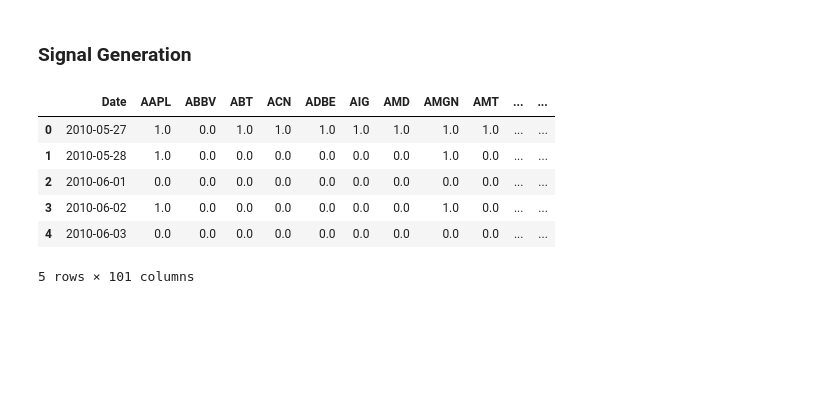
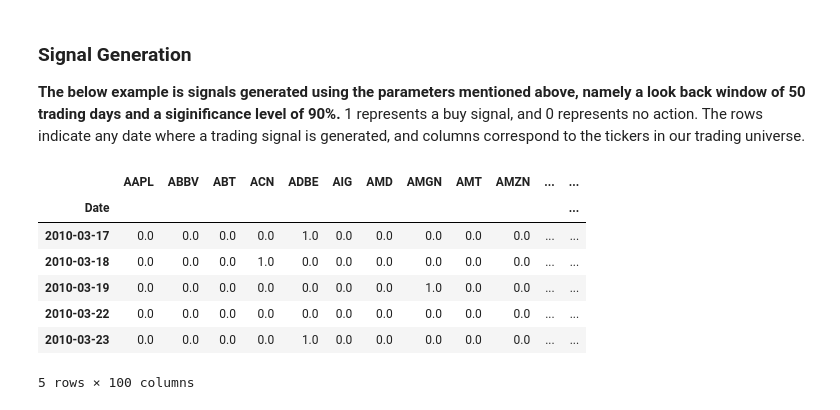
Before and after one commit to shaoyuliu98/Quantitative-Research, a Jupyter notebook: Gap Trading Intraday Return Analysis.ipynb, the cells around one changed output. Cells and saved outputs as stored; diff of their text form; code cells hidden in the pictures; blank space fills up the shorter version.

Commit message:
gap trading update

```diff
--- a/Gap Trading Intraday Return Analysis.ipynb
+++ b/Gap Trading Intraday Return Analysis.ipynb
@@ -1,4 +1,8 @@
 # %%
 import pandas as pd
 import numpy as np
+import seaborn as sns
+import matplotlib.pyplot as plt
+
+pd.set_option('display.precision', 3)
 # %% [markdown]
@@ -26,17 +34,23 @@ For a significance level of 90%, $gap_{s,i}$ is considered significant if and on
 # %% [markdown]
 ### Signal Generation
+**The below example is signals generated using the parameters mentioned above, namely a look back window of 50 trading days and a siginificance level of 90%.** 1 represents a buy signal, and 0 represents no action. The rows indicate any date where a trading signal is generated, and columns correspond to the tickers in our trading universe.
 # %%
-signals = pd.read_csv('./signals/Open Gap Signals/SP 100/sp100_signal_100rolling_90lvl.csv')
+signals = pd.read_csv('./signals/Open Gap Signals/SP 100/sp100_signal_50rolling_90lvl.csv')
 # %%
+# drop META due to data quality issues
 selected = [i for i in signals.columns if i!='META']
 signals = signals[selected]
+signals.set_index('Date',inplace=True)
+# drop any days without signals (coming from META)
+signals = signals.loc[~(signals==0).all(axis=1)]
 
 signals.head()
 # %% [output]
-|  | Date | AAPL | ABBV | ABT | ACN | ADBE | AIG | AMD | AMGN | AMT | ... | ... |
-| 0 | 2010-05-27 | 1.0 | 0.0 | 1.0 | 1.0 | 1.0 | 1.0 | 1.0 | 1.0 | 1.0 | ... | ... |
-| 1 | 2010-05-28 | 1.0 | 0.0 | 0.0 | 0.0 | 0.0 | 0.0 | 0.0 | 1.0 | 0.0 | ... | ... |
-| 2 | 2010-06-01 | 0.0 | 0.0 | 0.0 | 0.0 | 0.0 | 0.0 | 0.0 | 0.0 | 0.0 | ... | ... |
-| 3 | 2010-06-02 | 1.0 | 0.0 | 0.0 | 0.0 | 0.0 | 0.0 | 0.0 | 1.0 | 0.0 | ... | ... |
-| 4 | 2010-06-03 | 0.0 | 0.0 | 0.0 | 0.0 | 0.0 | 0.0 | 0.0 | 0.0 | 0.0 | ... | ... |
+|  | AAPL | ABBV | ABT | ACN | ADBE | AIG | AMD | AMGN | AMT | AMZN | ... | ... |
+| Date |  |  |  |  |  |  |  |  |  |  |  | ... |
+| 2010-03-17 | 0.0 | 0.0 | 0.0 | 0.0 | 1.0 | 0.0 | 0.0 | 0.0 | 0.0 | 0.0 | ... | ... |
+| 2010-03-18 | 0.0 | 0.0 | 0.0 | 1.0 | 0.0 | 0.0 | 0.0 | 0.0 | 0.0 | 0.0 | ... | ... |
+| 2010-03-19 | 0.0 | 0.0 | 0.0 | 0.0 | 0.0 | 0.0 | 0.0 | 1.0 | 0.0 | 0.0 | ... | ... |
+| 2010-03-22 | 0.0 | 0.0 | 0.0 | 0.0 | 0.0 | 0.0 | 0.0 | 0.0 | 0.0 | 0.0 | ... | ... |
+| 2010-03-23 | 0.0 | 0.0 | 0.0 | 0.0 | 1.0 | 0.0 | 0.0 | 0.0 | 0.0 | 0.0 | ... | ... |
-5 rows × 101 columns
+5 rows × 100 columns
```
Also changed, not shown: parts of 16 cells of this notebook, 1 other file.
